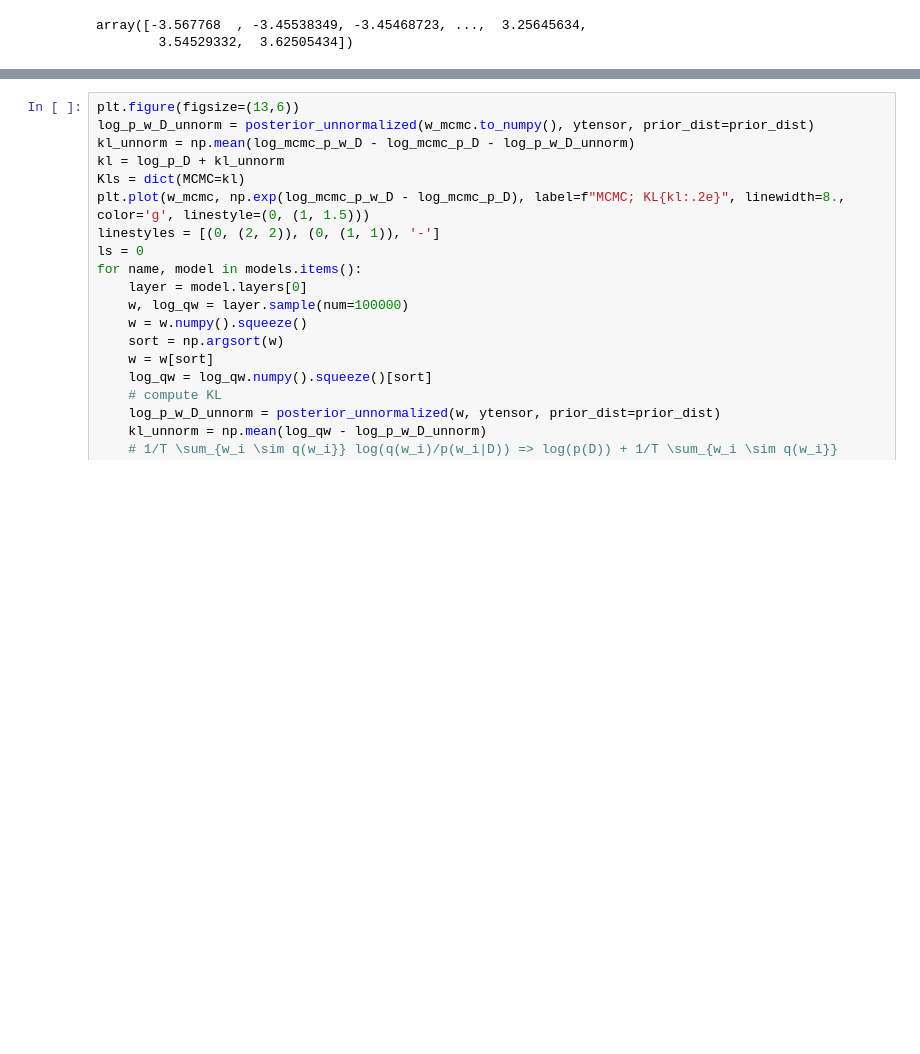
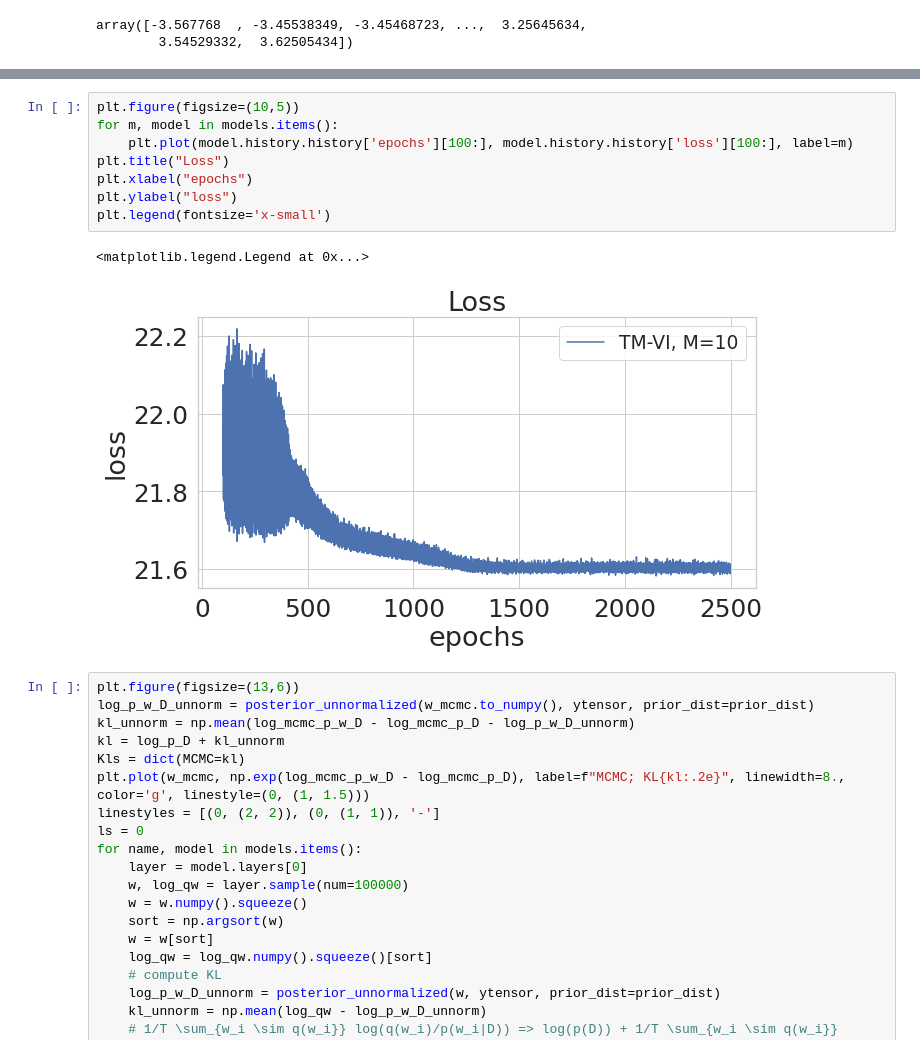
Before and after one commit to stefan1893/TM-VI, a Jupyter notebook: ipynb/01_singel_weight.ipynb, the cells around one changed output, grey strips where cells are left out. Cells and saved outputs as stored; diff of their text form; blank space fills up the shorter version.

```diff
--- a/ipynb/01_singel_weight.ipynb
+++ b/ipynb/01_singel_weight.ipynb
@@ -386,3 +412,14 @@ array([-3.567768  , -3.45538349, -3.45468723, ...,  3.25645634,
+# %%
+plt.figure(figsize=(10,5))
+for m, model in models.items():
+    plt.plot(model.history.history['epochs'][100:], model.history.history['loss'][100:], label=m)
+plt.title("Loss")
+plt.xlabel("epochs")
+plt.ylabel("loss")
+plt.legend(fontsize='x-small')
+# %% [output]
+<matplotlib.legend.Legend at 0x...>
+[figure, added]
 # %%
 plt.figure(figsize=(13,6))
 log_p_w_D_unnorm = posterior_unnormalized(w_mcmc.to_numpy(), ytensor, prior_dist=prior_dist)
```
Also changed, not shown: parts of 9 cells of this notebook, 3 other files.
